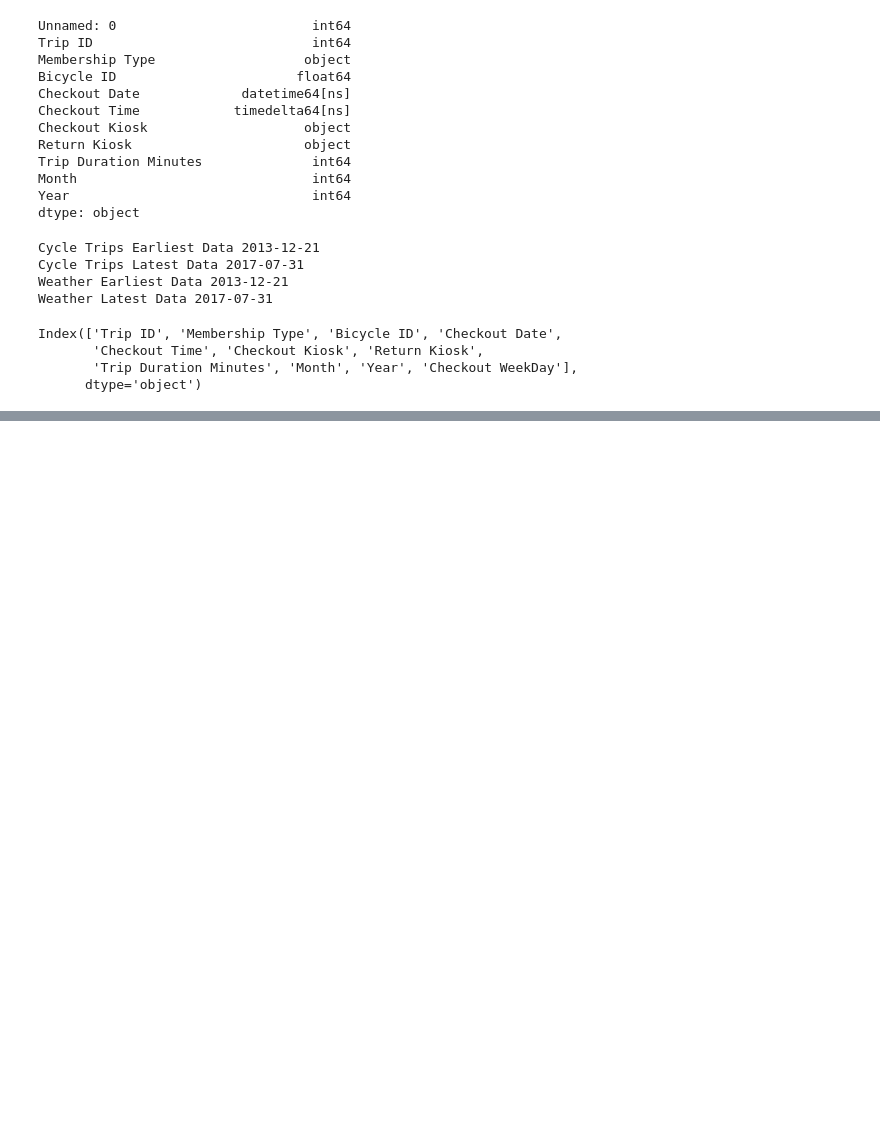
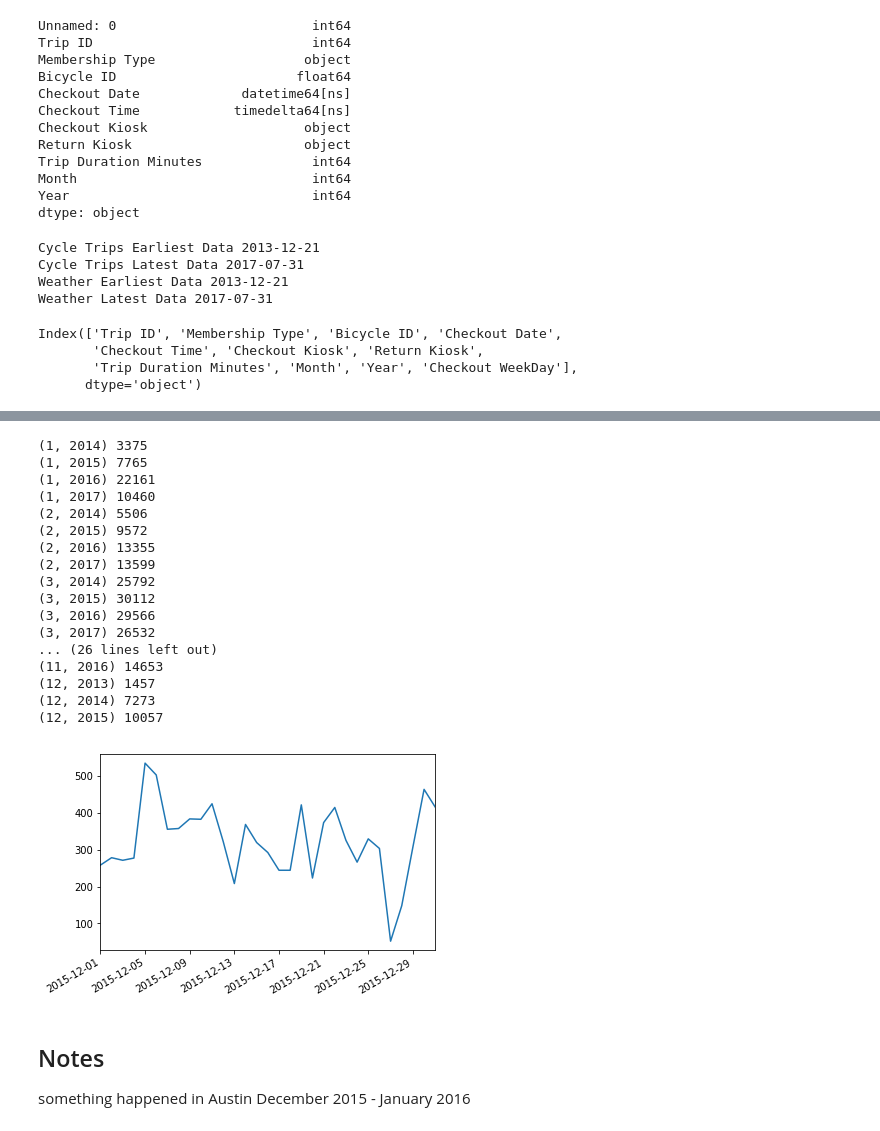
Before and after one commit to danny305/Austin-bike-project, a Jupyter notebook: Danny_Feature_Engr.ipynb, the cells around one changed output, grey strips where cells are left out. Saved outputs shown, nothing was run; the diff lists cells and outputs as text; code cells hidden in the pictures; blank space fills up the shorter version.

```diff
--- a/Danny_Feature_Engr.ipynb
+++ b/Danny_Feature_Engr.ipynb
@@ -88,0 +203,29 @@ cycle_df.head()
+# %%
+rides_each_month = cycle_df.groupby(['Month','Year'])
+
+for name, group in rides_each_month:
+    print(name, len(group))
+    if name == (12,2015):
+        group['Checkout Date'].value_counts().plot()
+# %% [output]
+(1, 2014) 3375
+(1, 2015) 7765
+(1, 2016) 22161
+(1, 2017) 10460
+(2, 2014) 5506
+(2, 2015) 9572
+(2, 2016) 13355
+(2, 2017) 13599
+(3, 2014) 25792
+(3, 2015) 30112
+(3, 2016) 29566
+(3, 2017) 26532
+... (26 lines left out)
+(11, 2016) 14653
+(12, 2013) 1457
+(12, 2014) 7273
+(12, 2015) 10057
+[figure, added]
+# %% [markdown]
+## Notes
+something happened in Austin December 2015 - January 2016
```
Also changed, not shown: parts of 5 cells of this notebook.
